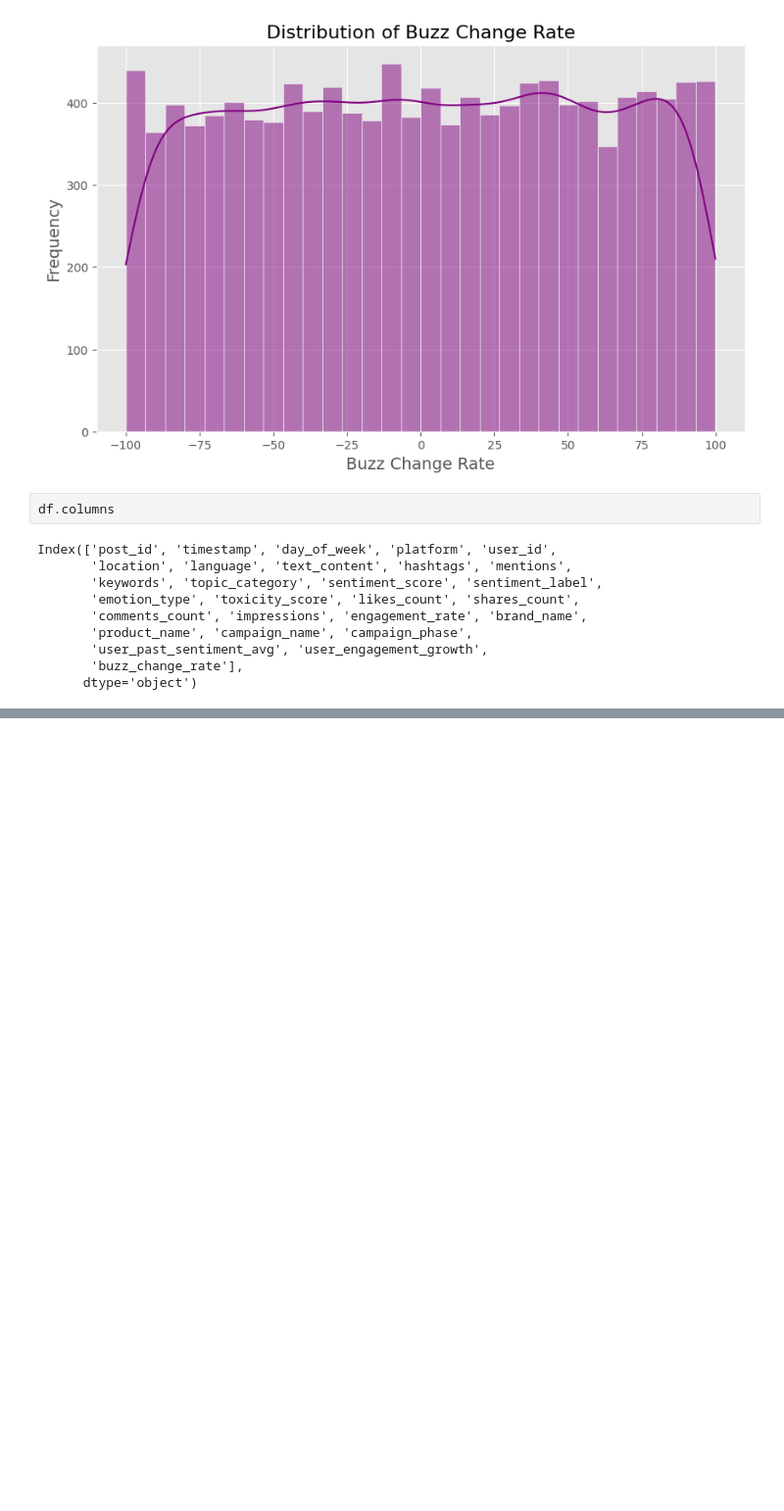
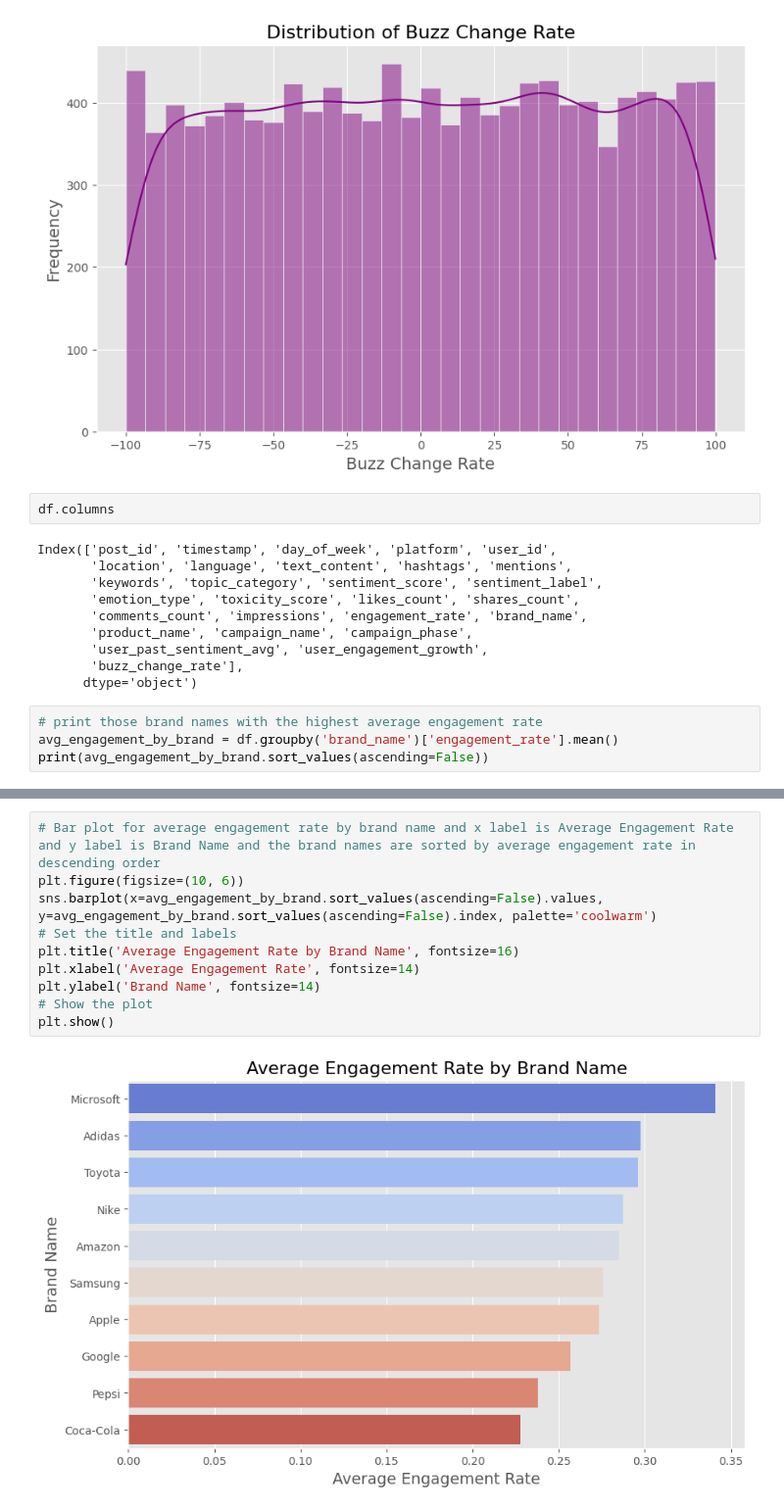
Before and after one commit to misbahkhattak718-pixel/Mentorship-Program--Devsil, a Jupyter notebook: Weekly Mini Projects/Week 9/ADVANCED SOCIAL MEDIA _ENGAGEMENT_PREDICTION.ipynb, the cells around one changed output, grey strips where cells are left out. Shown at 98% size. Saved outputs shown, nothing was run; the diff lists cells and outputs as text; blank space fills up the shorter version.

```diff
--- a/Weekly Mini Projects/Week 9/ADVANCED SOCIAL MEDIA _ENGAGEMENT_PREDICTION.ipynb
+++ b/Weekly Mini Projects/Week 9/ADVANCED SOCIAL MEDIA _ENGAGEMENT_PREDICTION.ipynb
@@ -668,3 +680,7 @@ Index(['post_id', 'timestamp', 'day_of_week', 'platform', 'user_id',
        'user_past_sentiment_avg', 'user_engagement_growth',
        'buzz_change_rate'],
       dtype='object')
+# %%
+# print those brand names with the highest average engagement rate
+avg_engagement_by_brand = df.groupby('brand_name')['engagement_rate'].mean()
+print(avg_engagement_by_brand.sort_values(ascending=False))
@@ -670,0 +700,12 @@ Index(['post_id', 'timestamp', 'day_of_week', 'platform', 'user_id',
+# %%
+# Bar plot for average engagement rate by brand name and x label is Average Engagement Rate and y label is Brand Name and the brand names are sorted by average engagement rate in descending order
+plt.figure(figsize=(10, 6))
+sns.barplot(x=avg_engagement_by_brand.sort_values(ascending=False).values, y=avg_engagement_by_brand.sort_values(ascending=False).index, palette='coolwarm')
+# Set the title and labels
+plt.title('Average Engagement Rate by Brand Name', fontsize=16)
+plt.xlabel('Average Engagement Rate', fontsize=14)
+plt.ylabel('Brand Name', fontsize=14)
+# Show the plot
+plt.show()
+# %% [output]
+[figure, added]
```
Also changed, not shown: parts of 5 cells of this notebook.
